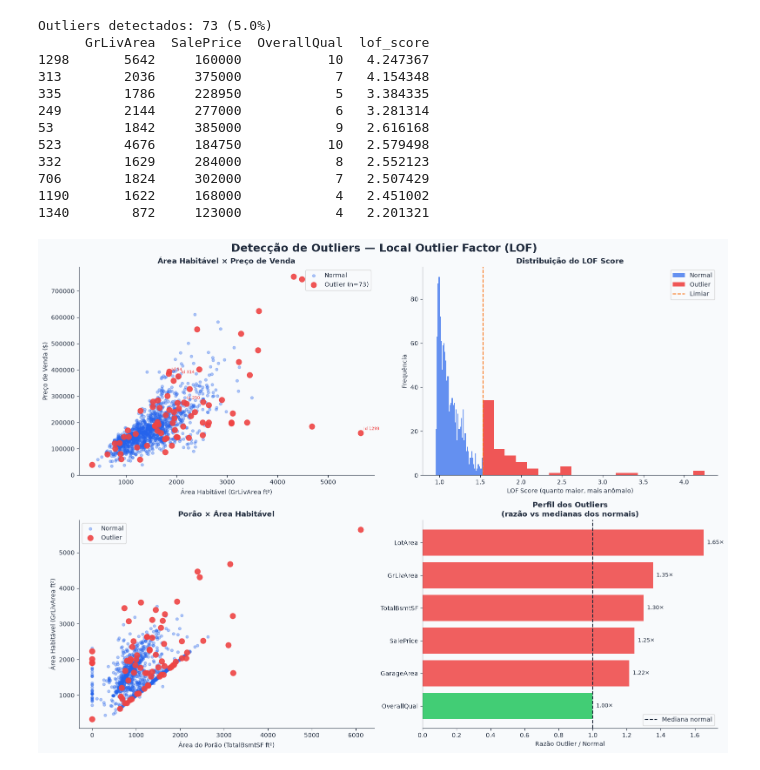
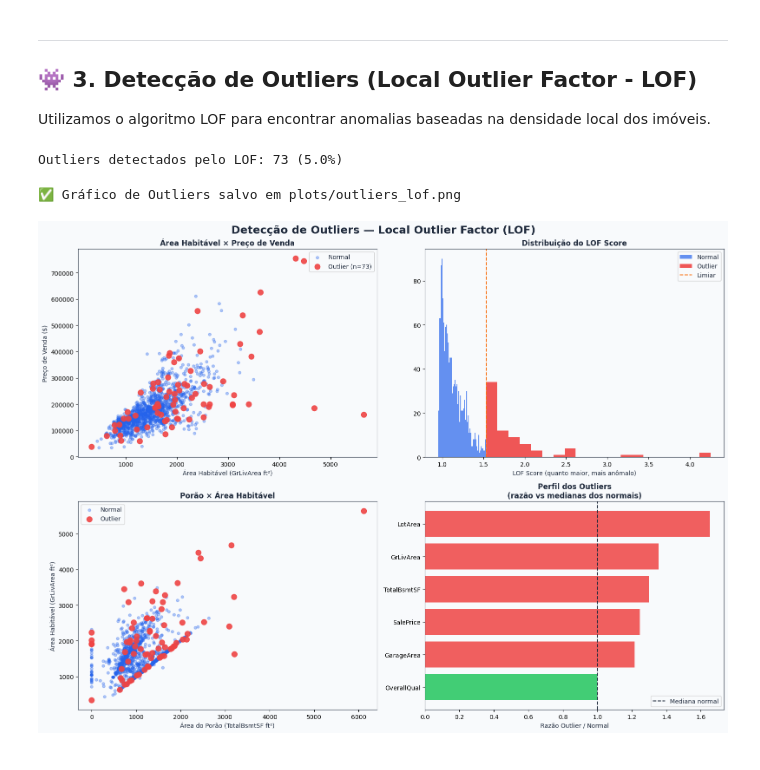
Before and after one commit to luisflipefv/analise-de-dados-c3, a Jupyter notebook: notebooks/05_associacao_outliers.ipynb, the cells around one changed output. Drawn from its saved outputs; the diff is of its cells as text; code cells hidden in the pictures.

```diff
--- a/notebooks/05_associacao_outliers.ipynb
+++ b/notebooks/05_associacao_outliers.ipynb
@@ -13,23 +36,0 @@ warnings.filterwarnings('ignore')
-# %%
-#  paleta
-BLUE   = "#2563EB"
-ORANGE = "#F97316"
-RED    = "#EF4444"
-GREEN  = "#22C55E"
-PURPLE = "#A855F7"
-GRAY   = "#6B7280"
-BG     = "#F8FAFC"
-DARK   = "#1E293B"
-
-plt.rcParams.update({
-    "figure.facecolor": BG,
-    "axes.facecolor":   BG,
-    "axes.edgecolor":   DARK,
-    "axes.labelcolor":  DARK,
-    "xtick.color":      DARK,
-    "ytick.color":      DARK,
-    "text.color":       DARK,
-    "font.family":      "DejaVu Sans",
-    "axes.spines.top":  False,
-    "axes.spines.right":False,
-})
@@ -187,49 +140,31 @@ Fig 1 salva.
+# %% [markdown]
+---
+## 👾 3. Detecção de Outliers (Local Outlier Factor - LOF)
+
+Utilizamos o algoritmo LOF para encontrar anomalias baseadas na densidade local dos imóveis.
 # %%
-# PARTE 2 – LOF (DETECÇÃO DE OUTLIERS)
-# ════════════════════════════════════════════════════════════════
-
-# Features numéricas para LOF
 num_cols = ["GrLivArea","TotalBsmtSF","GarageArea","LotArea",
             "OverallQual","OverallCond","YearBuilt","SalePrice",
             "1stFlrSF","TotRmsAbvGrd","Fireplaces","GarageCars"]
+
 X = df[num_cols].fillna(0)
 scaler = StandardScaler()
 X_scaled = scaler.fit_transform(X)
 
-# LOF
 lof = LocalOutlierFactor(n_neighbors=20, contamination=0.05)
-labels = lof.fit_predict(X_scaled)          # -1 = outlier
-scores = -lof.negative_outlier_factor_      # LOF score (maior = mais anômalo)
+labels = lof.fit_predict(X_scaled)
+scores = -lof.negative_outlier_factor_
 
 df["lof_score"] = scores
 df["is_outlier"] = labels == -1
 n_out = df["is_outlier"].sum()
-print(f"\nOutliers detectados: {n_out} ({100*n_out/len(df):.1f}%)")
-print(df[df["is_outlier"]][["GrLivArea","SalePrice","OverallQual","lof_score"]].sort_values("lof_score",ascending=False).head(10).to_string())
+
+print(f"Outliers detectados pelo LOF: {n_out} ({n_out/len(df):.1%})")
 # %% [output]
-Outliers detectados: 73 (5.0%)
-      GrLivArea  SalePrice  OverallQual  lof_score
-1298       5642     160000           10   4.247367
-313        2036     375000            7   4.154348
-335        1786     228950            5   3.384335
-249        2144     277000            6   3.281314
-53         1842     385000            9   2.616168
-523        4676     184750           10   2.579498
-332        1629     284000            8   2.552123
-706        1824     302000            7   2.507429
-1190       1622     168000            4   2.451002
-1340        872     123000            4   2.201321
+Outliers detectados pelo LOF: 73 (5.0%)
 # %%
-
-
-
-# ── FIGURA 2 – OUTLIERS LOF ──────────────────────────────────────
 fig2, axes = plt.subplots(2, 2, figsize=(16, 12))
 fig2.suptitle("Detecção de Outliers — Local Outlier Factor (LOF)", fontsize=18, fontweight="bold", y=0.98)
-
-colors_pt = [RED if o else BLUE for o in df["is_outlier"]]
-sizes_pt  = [80 if o else 20 for o in df["is_outlier"]]
-alphas_pt = [0.9 if o else 0.4 for o in df["is_outlier"]]
 
 normal  = df[~df["is_outlier"]]
 outlier = df[df["is_outlier"]]
@@ -242,10 +177,6 @@ ax.set_xlabel("Área Habitável (GrLivArea ft²)")
 ax.set_ylabel("Preço de Venda ($)")
 ax.set_title("Área Habitável × Preço de Venda", fontweight="bold")
 ax.legend()
-top5 = outlier.nlargest(5, "lof_score")
-for _, row in top5.iterrows():
-    ax.annotate(f"Id {int(row['Id'])}", xy=(row["GrLivArea"], row["SalePrice"]),
-                fontsize=7, color=RED, xytext=(5,5), textcoords="offset points")
 
 # 2b) Distribuição do LOF score
 ax = axes[0,1]
@@ -253,36 +184,35 @@ ax.hist(normal["lof_score"],  bins=50, color=BLUE, alpha=0.7, label="Normal")
 ax.hist(outlier["lof_score"], bins=20, color=RED,  alpha=0.9, label="Outlier")
 ax.axvline(outlier["lof_score"].min(), color=ORANGE, ls="--", lw=1.5, label="Limiar")
 ax.set_xlabel("LOF Score (quanto maior, mais anômalo)")
-ax.set_ylabel("Frequência")
 ax.set_title("Distribuição do LOF Score", fontweight="bold")
 ax.legend()
 
 # 2c) TotalBsmtSF vs GrLivArea
 ax = axes[1,0]
 ax.scatter(normal["TotalBsmtSF"],  normal["GrLivArea"],  s=20, alpha=0.35, color=BLUE, label="Normal")
 ax.scatter(outlier["TotalBsmtSF"], outlier["GrLivArea"], s=80, alpha=0.9,  color=RED,  label="Outlier", zorder=5)
 ax.set_xlabel("Área do Porão (TotalBsmtSF ft²)")
 ax.set_ylabel("Área Habitável (GrLivArea ft²)")
 ax.set_title("Porão × Área Habitável", fontweight="bold")
 ax.legend()
 
 # 2d) Perfil comparativo
 ax = axes[1,1]
 feat_compare = ["GrLivArea","TotalBsmtSF","GarageArea","LotArea","OverallQual","SalePrice"]
 med_norm = normal[feat_compare].median()
 med_out  = outlier[feat_compare].median()
 ratio = (med_out / med_norm).sort_values()
 colors_bar = [RED if r > 1.2 or r < 0.8 else GREEN for r in ratio]
 bars = ax.barh(ratio.index, ratio.values, color=colors_bar, alpha=0.85)
 ax.axvline(1.0, color=DARK, ls="--", lw=1.5, label="Mediana normal")
 ax.set_xlabel("Razão Outlier / Normal")
 ax.set_title("Perfil dos Outliers\n(razão vs medianas dos normais)", fontweight="bold")
 ax.legend()
-for bar, val in zip(bars, ratio.values):
-    ax.text(val + 0.02, bar.get_y() + bar.get_height()/2,
-            f"{val:.2f}×", va="center", fontsize=9)
 
 fig2.tight_layout()
+fig2.savefig("../plots/outliers_lof.png", dpi=150, bbox_inches="tight")
+print("✅ Gráfico de Outliers salvo em plots/outliers_lof.png")
 plt.show()
 # %% [output]
+✅ Gráfico de Outliers salvo em plots/outliers_lof.png
-[figure, old version]
+[figure, new version]
```
Also changed, not shown: parts of 11 cells of this notebook, 2 other files.
